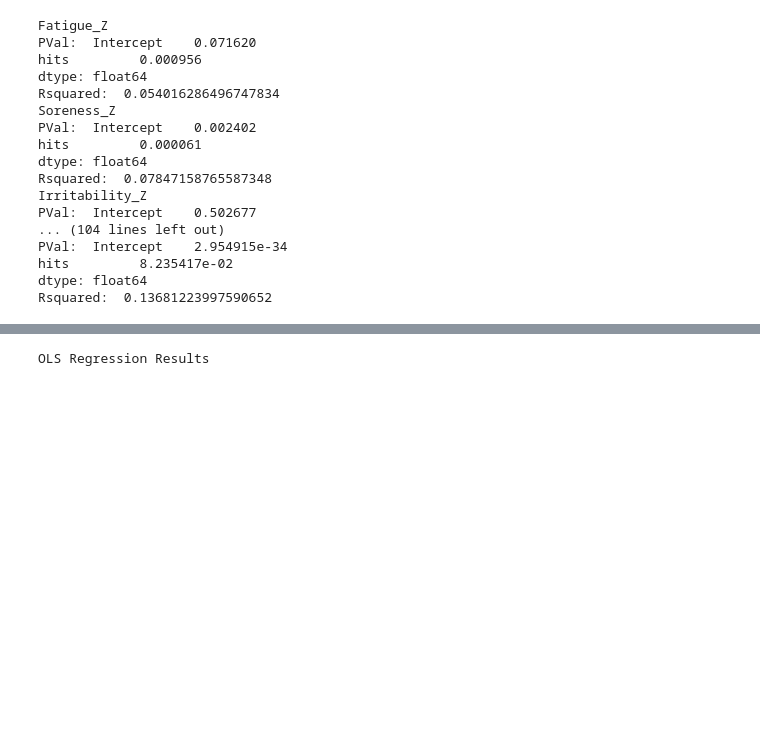
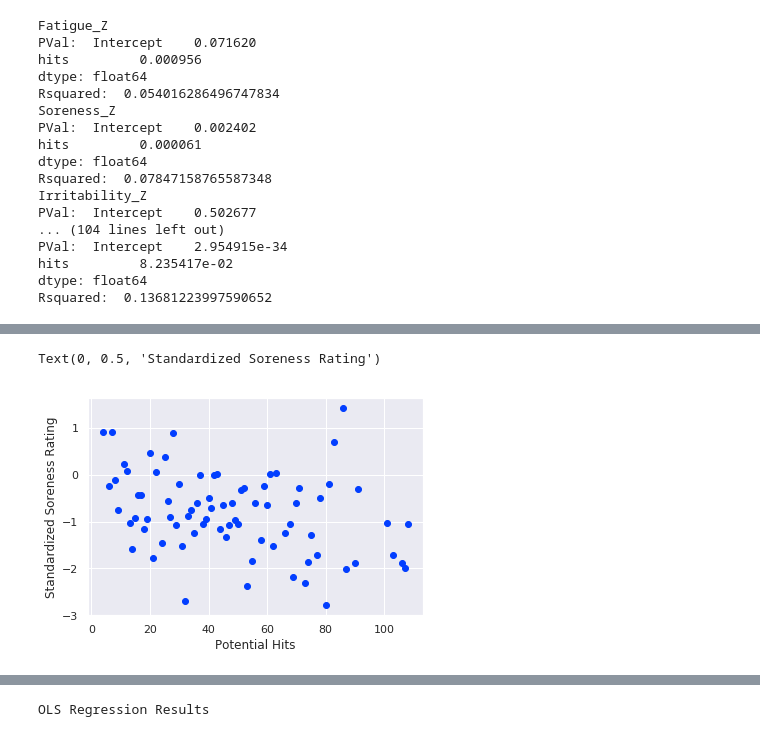
Before and after one commit to djconnolly27/DataScienceProject1, a Jupyter notebook: project2/hits.ipynb, the cells around one changed output, grey strips where cells are left out. Cells and saved outputs as stored; diff of their text form; code cells hidden in the pictures; blank space fills up the shorter version.

```diff
--- a/project2/hits.ipynb
+++ b/project2/hits.ipynb
@@ -300,0 +325,9 @@ Rsquared:  0.13681223997590652
+# %%
+grouped = x.groupby('hits')
+hits_by_fatz = grouped['Soreness_Z_next'].mean()
+plt.plot(hits_by_fatz, 'o')
+plt.xlabel('Potential Hits')
+plt.ylabel('Standardized Soreness Rating')
+# %% [output]
+Text(0, 0.5, 'Standardized Soreness Rating')
+[figure, added]
```
Also changed, not shown: parts of 7 cells of this notebook, 2 other files.
